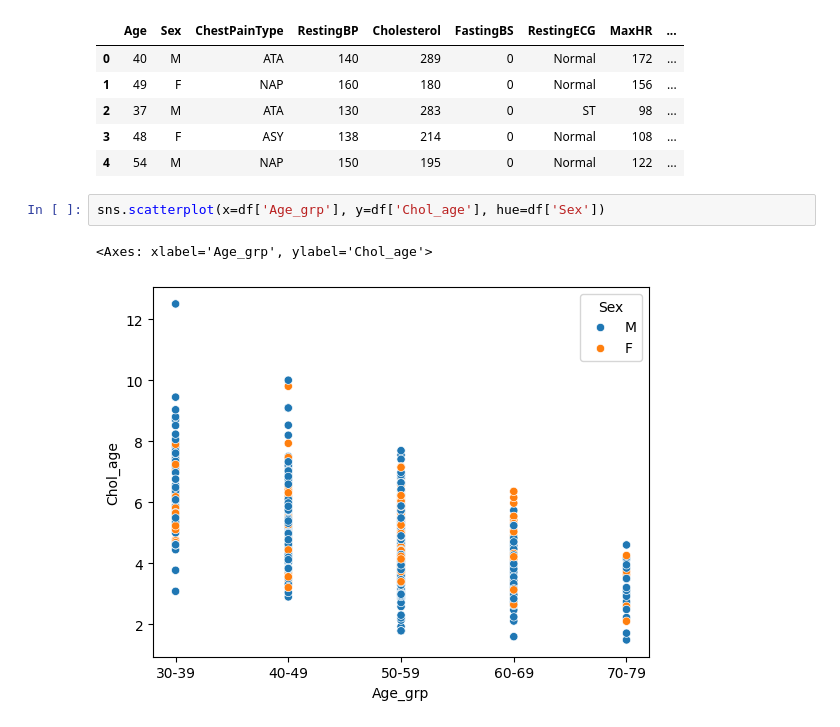
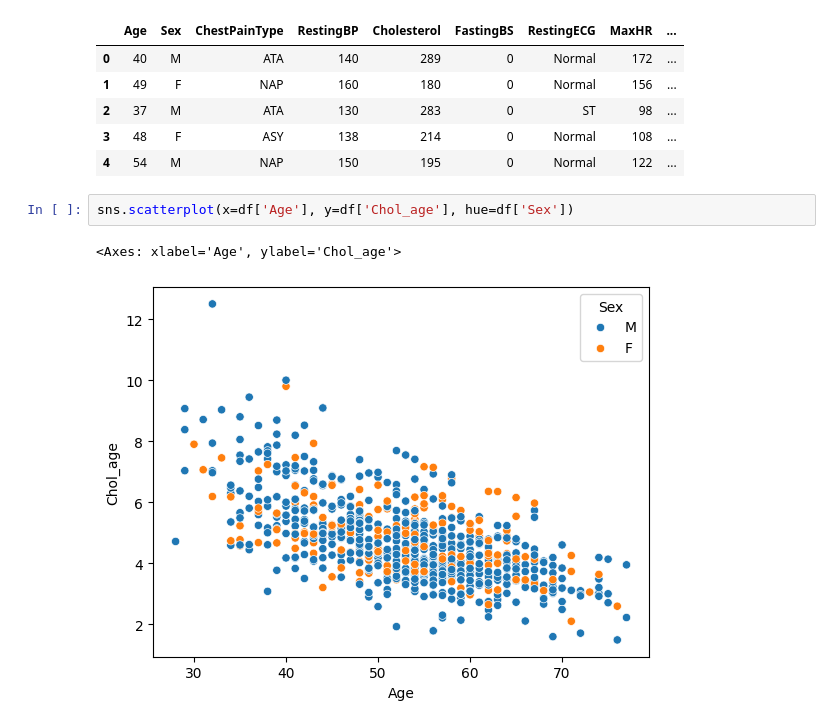
Before and after one commit to kartik23-2/EXploratorydataAnalysis, a Jupyter notebook: heart.ipynb, the cells around one changed output. Saved outputs shown, nothing was run; the diff lists cells and outputs as text.

Commit message:
chol_age_ratio plot

```diff
--- a/heart.ipynb
+++ b/heart.ipynb
@@ -328,7 +328,7 @@ df.head()
 | 3 | 48 | F | ASY | 138 | 214 | 0 | Normal | 108 | ... |
 | 4 | 54 | M | NAP | 150 | 195 | 0 | Normal | 122 | ... |
 # %%
-sns.scatterplot(x=df['Age_grp'], y=df['Chol_age'], hue=df['Sex'])
+sns.scatterplot(x=df['Age'], y=df['Chol_age'], hue=df['Sex'])
 # %% [output]
-<Axes: xlabel='Age_grp', ylabel='Chol_age'>
+<Axes: xlabel='Age', ylabel='Chol_age'>
-[figure, old version]
+[figure, new version]
```
Also changed, not shown: parts of 2 cells of this notebook.
